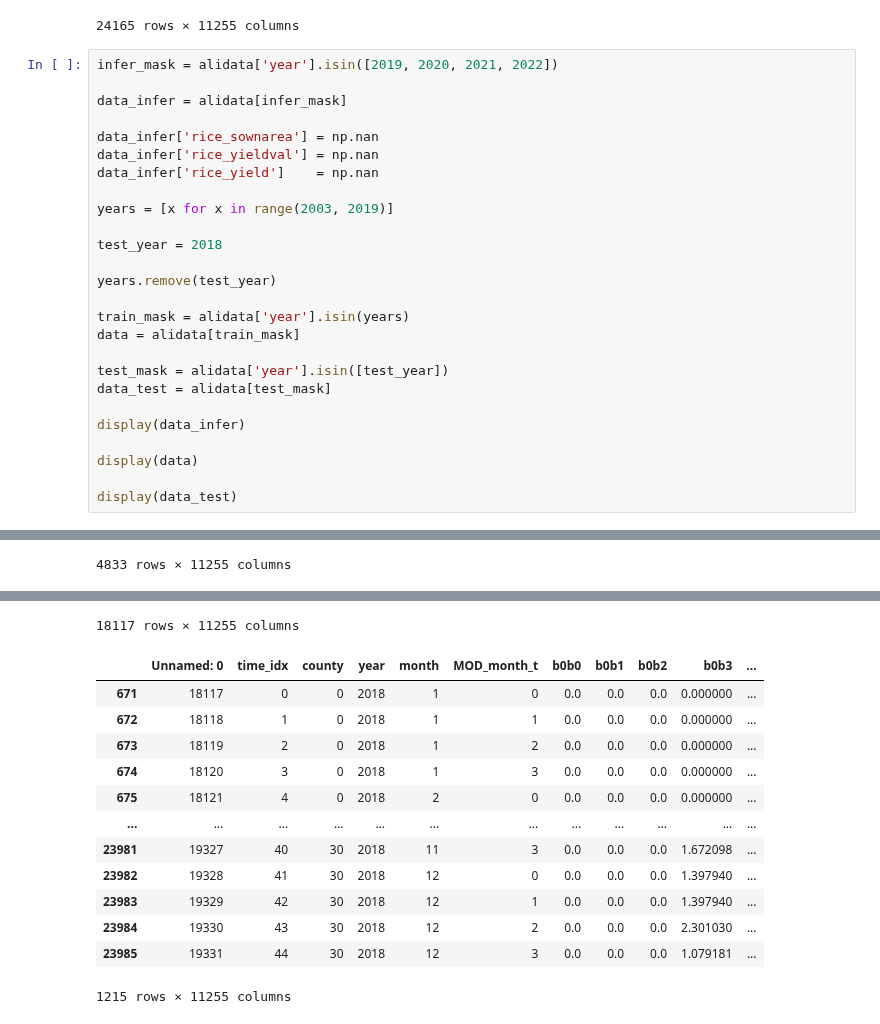
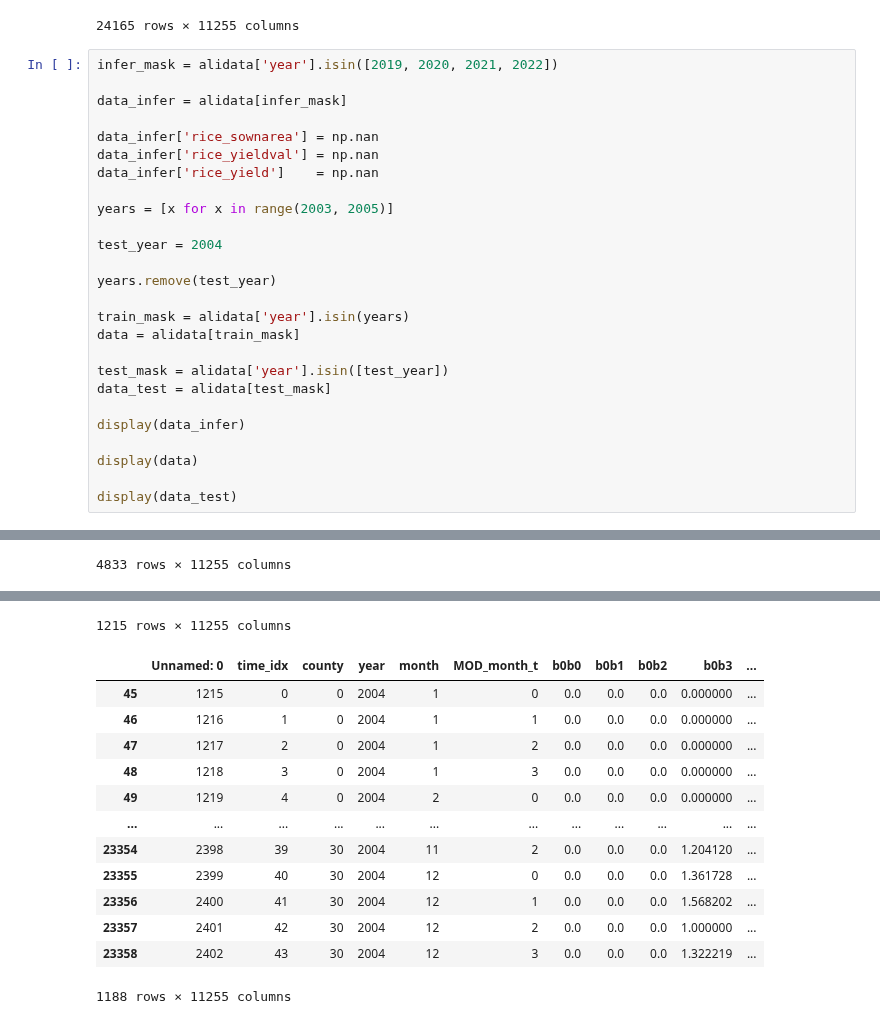
Before and after one commit to koyacolab/china, a Jupyter notebook: ALItrain.ipynb, the cells around one changed output, grey strips where cells are left out. Drawn from its saved outputs; the diff is of its cells as text.

```diff
--- a/ALItrain.ipynb
+++ b/ALItrain.ipynb
@@ -97,9 +99,9 @@ data_infer['rice_sownarea'] = np.nan
 data_infer['rice_yieldval'] = np.nan
 data_infer['rice_yield']    = np.nan
 
-years = [x for x in range(2003, 2019)]
+years = [x for x in range(2003, 2005)]
 
-test_year = 2018
+test_year = 2004
 
 years.remove(test_year)
 
@@ -158,17 +160,17 @@ See the caveats in the documentation: https://pandas.pydata.org/pandas-docs/stab
-18117 rows × 11255 columns
+1215 rows × 11255 columns
 |  | Unnamed: 0 | time_idx | county | year | month | MOD_month_t | b0b0 | b0b1 | b0b2 | b0b3 | ... |
-| 671 | 18117 | 0 | 0 | 2018 | 1 | 0 | 0.0 | 0.0 | 0.0 | 0.000000 | ... |
-| 672 | 18118 | 1 | 0 | 2018 | 1 | 1 | 0.0 | 0.0 | 0.0 | 0.000000 | ... |
-| 673 | 18119 | 2 | 0 | 2018 | 1 | 2 | 0.0 | 0.0 | 0.0 | 0.000000 | ... |
-| 674 | 18120 | 3 | 0 | 2018 | 1 | 3 | 0.0 | 0.0 | 0.0 | 0.000000 | ... |
-| 675 | 18121 | 4 | 0 | 2018 | 2 | 0 | 0.0 | 0.0 | 0.0 | 0.000000 | ... |
+| 45 | 1215 | 0 | 0 | 2004 | 1 | 0 | 0.0 | 0.0 | 0.0 | 0.000000 | ... |
+| 46 | 1216 | 1 | 0 | 2004 | 1 | 1 | 0.0 | 0.0 | 0.0 | 0.000000 | ... |
+| 47 | 1217 | 2 | 0 | 2004 | 1 | 2 | 0.0 | 0.0 | 0.0 | 0.000000 | ... |
+| 48 | 1218 | 3 | 0 | 2004 | 1 | 3 | 0.0 | 0.0 | 0.0 | 0.000000 | ... |
+| 49 | 1219 | 4 | 0 | 2004 | 2 | 0 | 0.0 | 0.0 | 0.0 | 0.000000 | ... |
 | ... | ... | ... | ... | ... | ... | ... | ... | ... | ... | ... | ... |
-| 23981 | 19327 | 40 | 30 | 2018 | 11 | 3 | 0.0 | 0.0 | 0.0 | 1.672098 | ... |
-| 23982 | 19328 | 41 | 30 | 2018 | 12 | 0 | 0.0 | 0.0 | 0.0 | 1.397940 | ... |
-| 23983 | 19329 | 42 | 30 | 2018 | 12 | 1 | 0.0 | 0.0 | 0.0 | 1.397940 | ... |
-| 23984 | 19330 | 43 | 30 | 2018 | 12 | 2 | 0.0 | 0.0 | 0.0 | 2.301030 | ... |
-| 23985 | 19331 | 44 | 30 | 2018 | 12 | 3 | 0.0 | 0.0 | 0.0 | 1.079181 | ... |
+| 23354 | 2398 | 39 | 30 | 2004 | 11 | 2 | 0.0 | 0.0 | 0.0 | 1.204120 | ... |
+| 23355 | 2399 | 40 | 30 | 2004 | 12 | 0 | 0.0 | 0.0 | 0.0 | 1.361728 | ... |
+| 23356 | 2400 | 41 | 30 | 2004 | 12 | 1 | 0.0 | 0.0 | 0.0 | 1.568202 | ... |
+| 23357 | 2401 | 42 | 30 | 2004 | 12 | 2 | 0.0 | 0.0 | 0.0 | 1.000000 | ... |
+| 23358 | 2402 | 43 | 30 | 2004 | 12 | 3 | 0.0 | 0.0 | 0.0 | 1.322219 | ... |
-1215 rows × 11255 columns
+1188 rows × 11255 columns
 # %%
 max_prediction_length = 16
 max_encoder_length = 27
```
Also changed, not shown: parts of 7 cells of this notebook.
